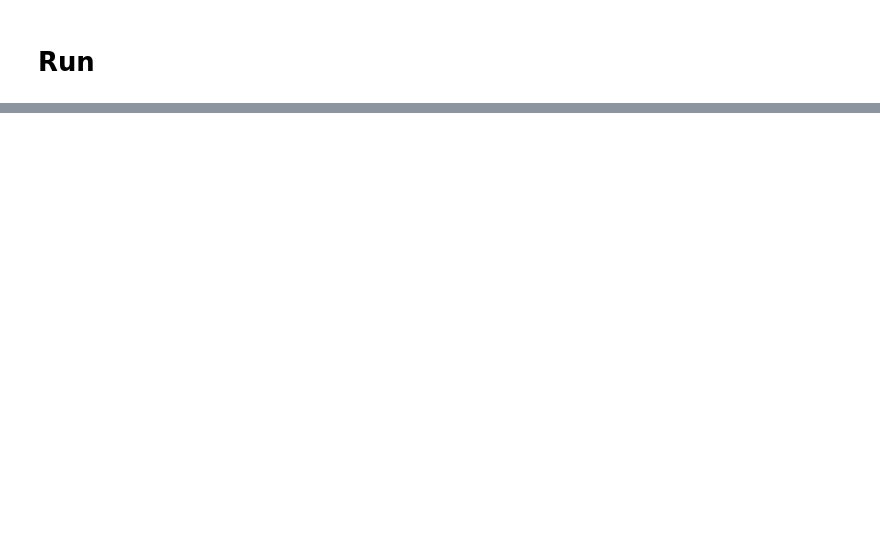
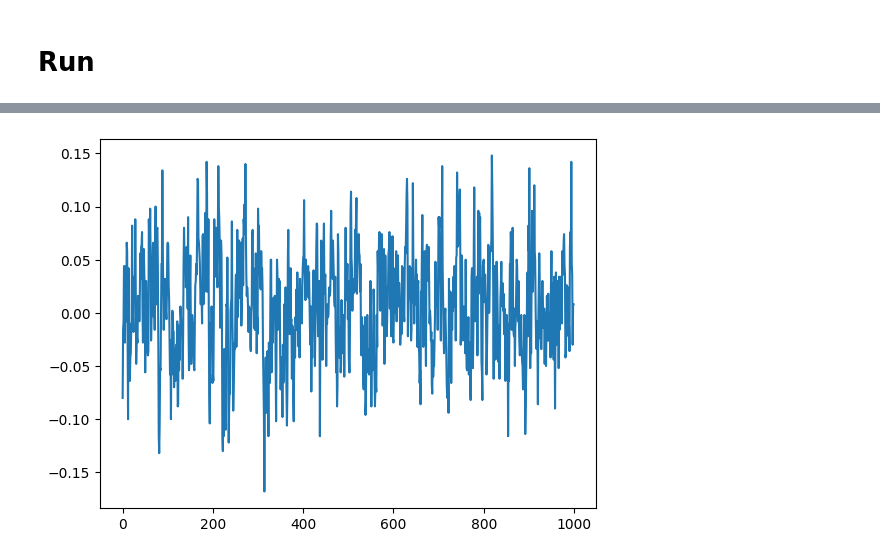
Before and after one commit to jocelas/ACOMP, a Jupyter notebook: sht3/ising_mc.ipynb, the cells around one changed output, grey strips where cells are left out. Saved outputs shown, nothing was run; the diff lists cells and outputs as text; code cells hidden in the pictures; blank space fills up the shorter version.

```diff
--- a/sht3/ising_mc.ipynb
+++ b/sht3/ising_mc.ipynb
@@ -376,0 +385,15 @@ system.print()
+# %%
+import matplotlib.pyplot as plt
+
+pars = dict(
+    system_size = 100,
+    h_over_j = 0.0,
+    init_strategy = "all-up",
+    boundary_conditions = "pbc",
+    T=0.4,
+    i_stats = 10,
+    i_stats_out = 10000
+)
+
+system = IsingModelMC_1D(pars)
+system.print()
@@ -376,0 +418,13 @@ system.print()
+# %%
+steps = 1000
+
+magnetization = empty(steps)
+
+for step in range(steps):
+    system.do_sweep()
+    magnetization[step] = system.get_m()
+
+plt.plot(arange(steps), magnetization)
+plt.show()
+# %% [output]
+[figure, added]
```
Also changed, not shown: parts of 10 cells of this notebook.
